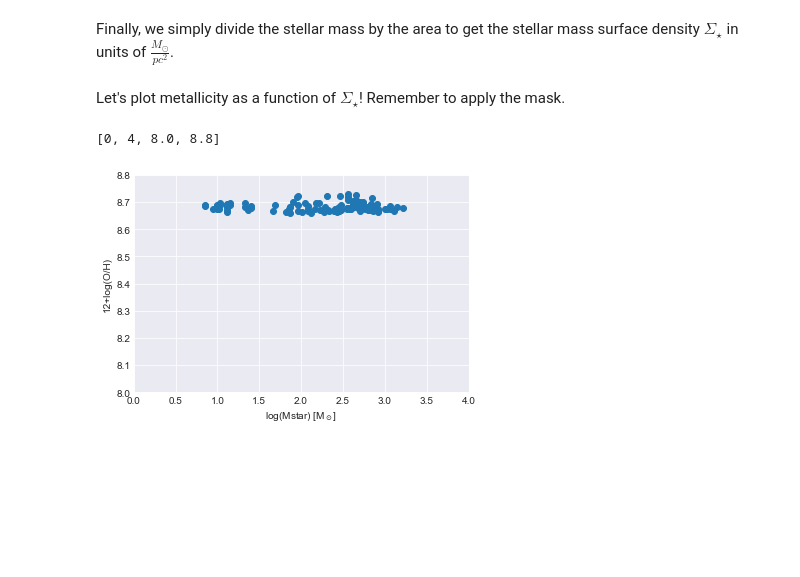
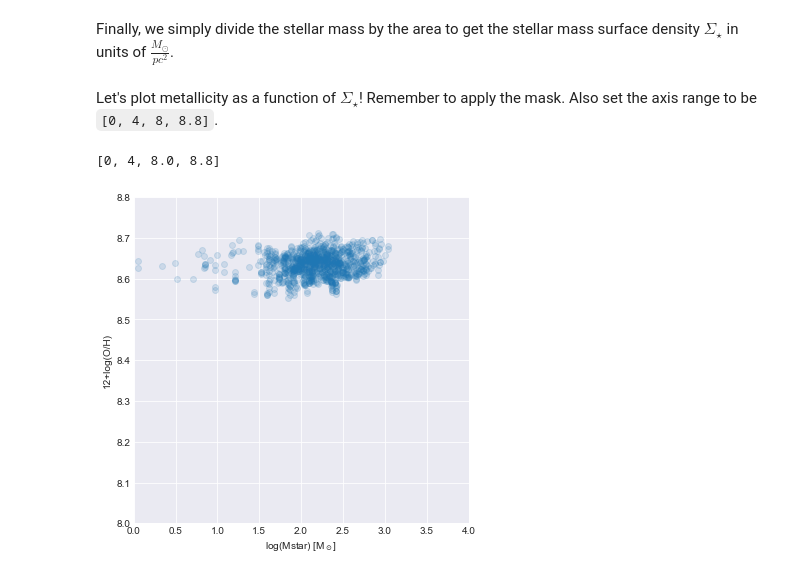
Before and after one commit to bretthandrews/galaxies-mzr, a Jupyter notebook: notebooks/resolved_mass_metallicity_relation_SOLUTION.ipynb, the cells around one changed output. Saved outputs shown, nothing was run; the diff lists cells and outputs as text; code cells hidden in the pictures; blank space fills up the shorter version.

```diff
--- a/notebooks/resolved_mass_metallicity_relation_SOLUTION.ipynb
+++ b/notebooks/resolved_mass_metallicity_relation_SOLUTION.ipynb
@@ -72,0 +37,5 @@ logn2 = np.log10(n2)
+# %%
+from marvin.tools.maps import Maps
+
+filename = join(path_data, 'manga-8077-6104-MAPS-SPX-GAU-MILESHC.fits.gz')
+maps = Maps(filename=filename)
@@ -178,3 +189,3 @@ fig, ax = oh.plot(mask=mask, cblabel='12+log(O/H)')
 # %%
 import pandas as pd
-mstar = pd.read_csv(join(path_data, 'manga-{}_mstar.csv'.format(plateifu)))
+mstar = pd.read_csv(join(path_data, 'manga-{}_mstar.csv'.format(maps.plateifu)))
@@ -197,0 +207,2 @@ spaxel_size = float(maps.getCube().header['CD2_2']) * 3600.  # [arcsec]
+# %%
+spaxel_size = 0.5  # [arcsec]
@@ -231,15 +248,14 @@ Finally, we simply divide the stellar mass by the area to get the stellar mass s
 # %%
 sigma_star = np.log10(10**mstar / spaxel_area)  # [Msun / pc^2]
 # %% [markdown]
-Let's plot metallicity as a function of $\Sigma_\star$!  Remember to apply the mask.
+Let's plot metallicity as a function of $\Sigma_\star$!  Remember to apply the mask.  Also set the axis range to be `[0, 4, 8, 8.8]`.
 # %%
-# Plot resolved MZR
-fig, ax = plt.subplots()
-p = ax.scatter(sigma_star.values[mask == 0], oh.value[mask == 0])
+fig, ax = plt.subplots(figsize=(6, 6))
+ax.scatter(sigma_star.values[mask == 0], oh.value[mask == 0], alpha=0.15)
 ax.set_xlabel('log(Mstar) [M$_\odot$]')
 ax.set_ylabel('12+log(O/H)')
 ax.axis([0, 4, 8.0, 8.8])
 # %% [output]
 [0, 4, 8.0, 8.8]
-[figure, old version]
+[figure, new version]
 # %% [markdown]
```
Also changed, not shown: parts of 53 cells of this notebook.
